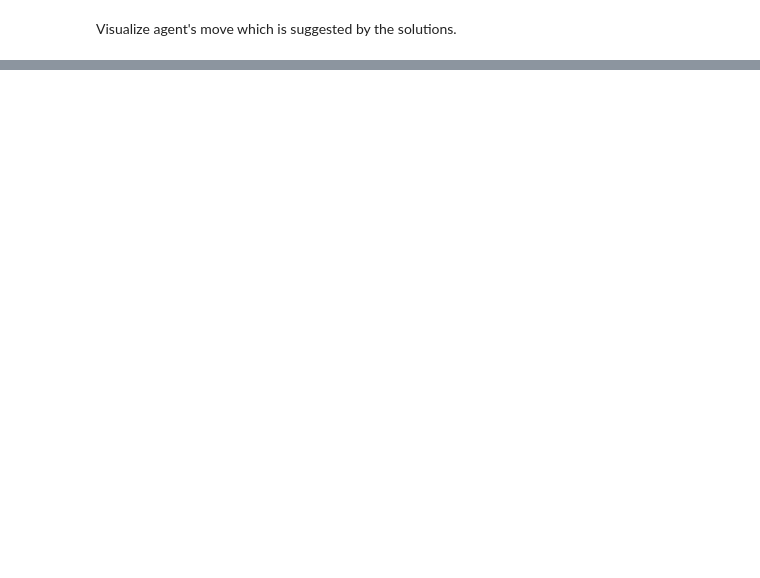
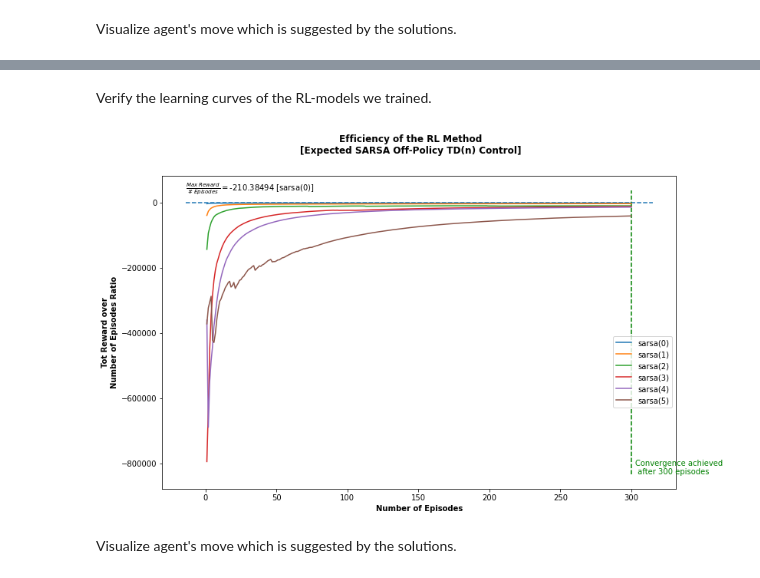
Before and after one commit to tgrammat/ML-Data_Challenges, a Jupyter notebook: Reinforcement-Learning/TDn-models/01.CliffWalking_with_TD(n)-models.ipynb, the cells around one changed output, grey strips where cells are left out. Saved outputs shown, nothing was run; the diff lists cells and outputs as text; code cells hidden in the pictures; blank space fills up the shorter version.

```diff
--- a/Reinforcement-Learning/TDn-models/01.CliffWalking_with_TD(n)-models.ipynb
+++ b/Reinforcement-Learning/TDn-models/01.CliffWalking_with_TD(n)-models.ipynb
@@ -552,0 +644,10 @@ for trial in list(RL_trials.keys()):
+# %% [markdown]
+Verify the learning curves of the RL-models we trained.
+# %%
+title = 'Efficiency of the RL Method\n[Expected SARSA Off-Policy TD(n) Control]'
+plotutls.plot_learning_curve(rewards_per_trial_Off_Policy_ExpSARSA,title=title,
+                             cumulative_reward=True, lower_reward_ratio=None)
+# %% [output]
+[figure, added]
+# %% [markdown]
+Visualize agent's move which is suggested by the solutions.
```
Also changed, not shown: parts of 15 cells of this notebook.
